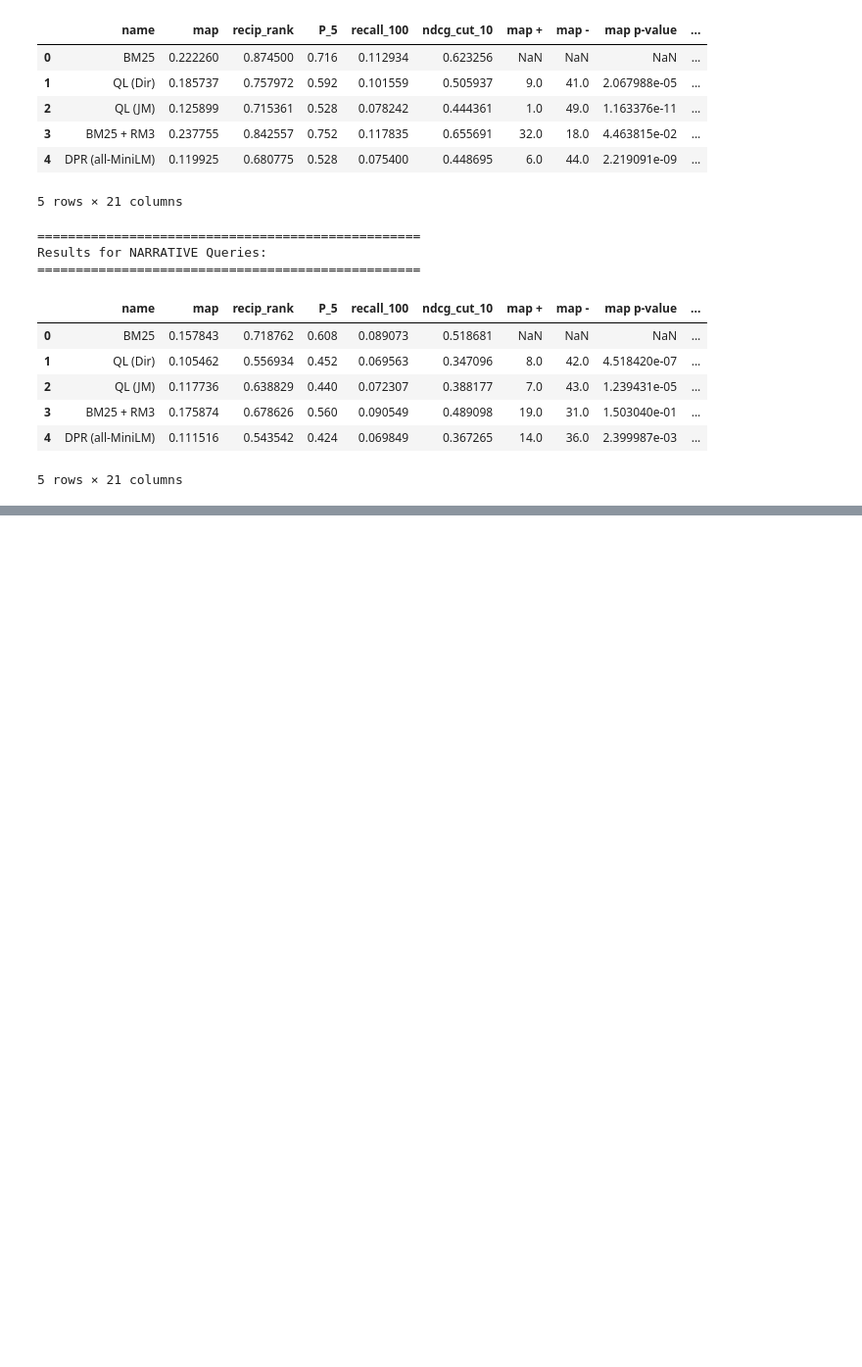
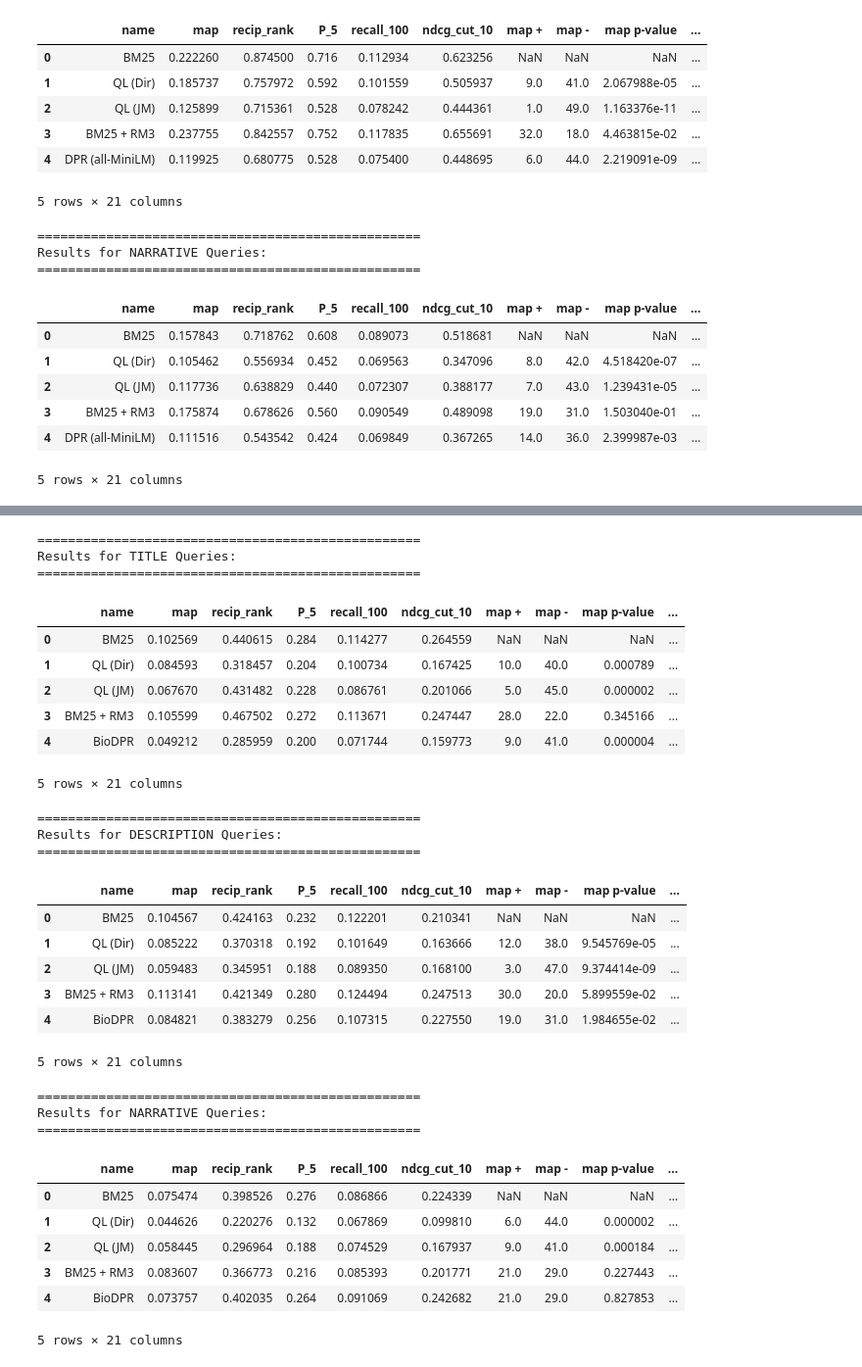
Before and after one commit to ZofiaRT/IR_Project, a Jupyter notebook: src/experiment.ipynb, the cells around one changed output, grey strips where cells are left out. Shown at 98% size. Saved outputs shown, nothing was run; the diff lists cells and outputs as text; code cells hidden in the pictures; blank space fills up the shorter version.

```diff
--- a/src/experiment.ipynb
+++ b/src/experiment.ipynb
@@ -241,0 +255,17 @@ Results for NARRATIVE Queries:
+# %%
+import pyterrier_dr as ptdr
+import os
+from pathlib import Path
+
+biodpr_index_dir = str(Path("index/trec_covid_biodpr").resolve())
+
+if os.path.exists(os.path.join(biodpr_index_dir, "pt_meta.json")):
+    print("Found BioDPR index! Loading...")
+
+    biodpr_model = ptdr.SBertBiEncoder("pritamdeka/S-PubMedBert-MS-MARCO")
+    biodpr_index = ptdr.FlexIndex(biodpr_index_dir)
+    biodpr_pipe = biodpr_model >> biodpr_index
+
+    print("BioDPR Pipeline ready!")
+else:
+    print(f"Could not find the index at {biodpr_index_dir}. Please make sure you extracted the folder correctly!")
@@ -241,0 +283,51 @@ Results for NARRATIVE Queries:
+# %%
+all_models = [bm25, ql_dir, ql_jm, rm3_pipe, biodpr_pipe]
+all_model_names = ["BM25", "QL (Dir)", "QL (JM)", "BM25 + RM3", "BioDPR"]
+
+for variant_name, topics_df in query_variants.items():
+    print(f"==================================================")
+    print(f"Results for {variant_name.upper()} Queries:")
+    print(f"==================================================")
+
+    experiment_results = pt.Experiment(
+        retr_systems=all_models,
+        topics=topics_df,
+        qrels=dataset.get_qrels(),
+        eval_metrics=eval_metrics,
+        names=all_model_names,
+        baseline=0
+    )
+
+    display(experiment_results)
+    print("\n")
+# %% [output]
+==================================================
+Results for TITLE Queries:
+==================================================
+|  | name | map | recip_rank | P_5 | recall_100 | ndcg_cut_10 | map + | map - | map p-value | ... |
+| 0 | BM25 | 0.102569 | 0.440615 | 0.284 | 0.114277 | 0.264559 | NaN | NaN | NaN | ... |
+| 1 | QL (Dir) | 0.084593 | 0.318457 | 0.204 | 0.100734 | 0.167425 | 10.0 | 40.0 | 0.000789 | ... |
+| 2 | QL (JM) | 0.067670 | 0.431482 | 0.228 | 0.086761 | 0.201066 | 5.0 | 45.0 | 0.000002 | ... |
+| 3 | BM25 + RM3 | 0.105599 | 0.467502 | 0.272 | 0.113671 | 0.247447 | 28.0 | 22.0 | 0.345166 | ... |
+| 4 | BioDPR | 0.049212 | 0.285959 | 0.200 | 0.071744 | 0.159773 | 9.0 | 41.0 | 0.000004 | ... |
+5 rows × 21 columns
+==================================================
+Results for DESCRIPTION Queries:
+==================================================
+|  | name | map | recip_rank | P_5 | recall_100 | ndcg_cut_10 | map + | map - | map p-value | ... |
+| 0 | BM25 | 0.104567 | 0.424163 | 0.232 | 0.122201 | 0.210341 | NaN | NaN | NaN | ... |
+| 1 | QL (Dir) | 0.085222 | 0.370318 | 0.192 | 0.101649 | 0.163666 | 12.0 | 38.0 | 9.545769e-05 | ... |
+| 2 | QL (JM) | 0.059483 | 0.345951 | 0.188 | 0.089350 | 0.168100 | 3.0 | 47.0 | 9.374414e-09 | ... |
+| 3 | BM25 + RM3 | 0.113141 | 0.421349 | 0.280 | 0.124494 | 0.247513 | 30.0 | 20.0 | 5.899559e-02 | ... |
+| 4 | BioDPR | 0.084821 | 0.383279 | 0.256 | 0.107315 | 0.227550 | 19.0 | 31.0 | 1.984655e-02 | ... |
+5 rows × 21 columns
+==================================================
+Results for NARRATIVE Queries:
+==================================================
+|  | name | map | recip_rank | P_5 | recall_100 | ndcg_cut_10 | map + | map - | map p-value | ... |
+| 0 | BM25 | 0.075474 | 0.398526 | 0.276 | 0.086866 | 0.224339 | NaN | NaN | NaN | ... |
+| 1 | QL (Dir) | 0.044626 | 0.220276 | 0.132 | 0.067869 | 0.099810 | 6.0 | 44.0 | 0.000002 | ... |
+| 2 | QL (JM) | 0.058445 | 0.296964 | 0.188 | 0.074529 | 0.167937 | 9.0 | 41.0 | 0.000184 | ... |
+| 3 | BM25 + RM3 | 0.083607 | 0.366773 | 0.216 | 0.085393 | 0.201771 | 21.0 | 29.0 | 0.227443 | ... |
+| 4 | BioDPR | 0.073757 | 0.402035 | 0.264 | 0.091069 | 0.242682 | 21.0 | 29.0 | 0.827853 | ... |
+5 rows × 21 columns
```
Also changed, not shown: parts of 10 cells of this notebook.
